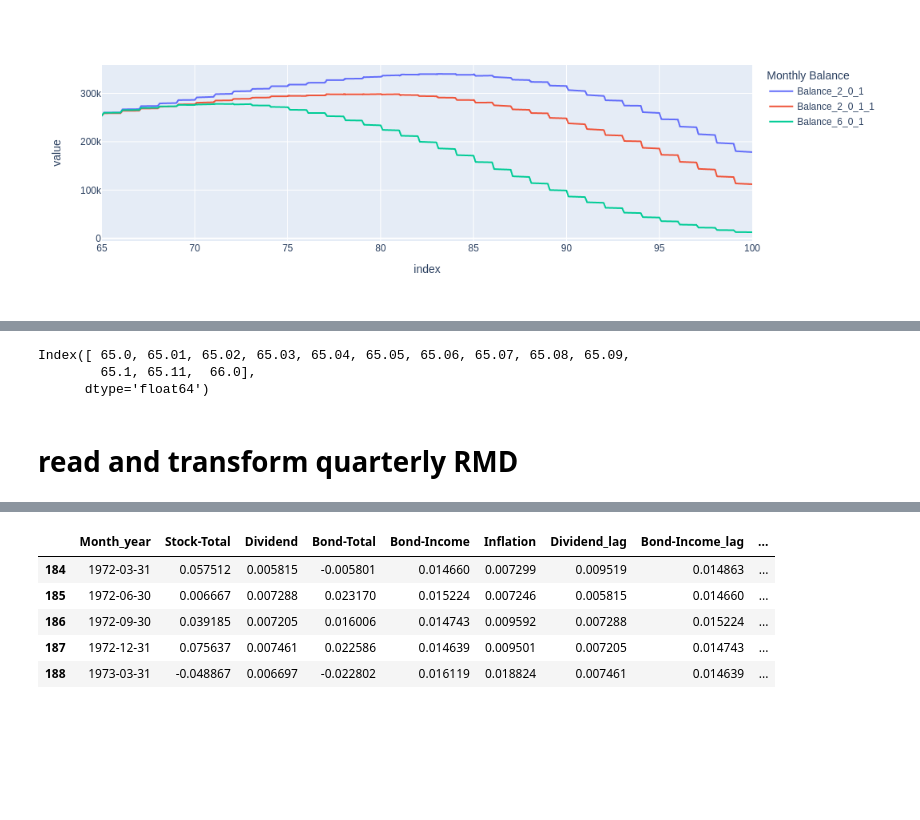
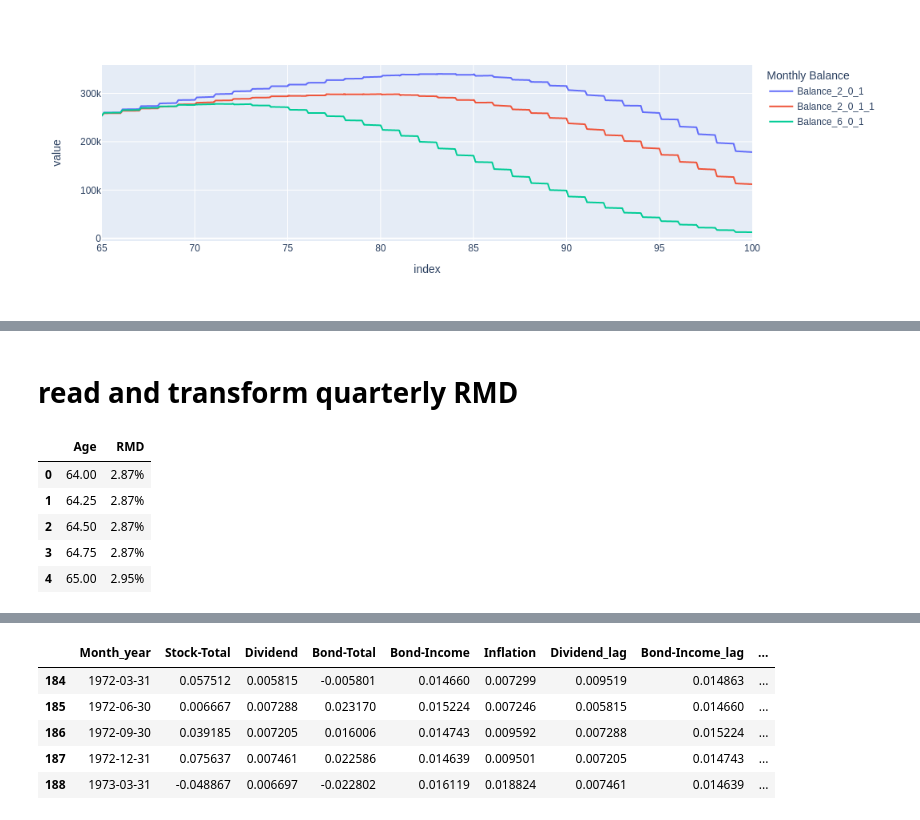
Before and after one commit to bcqguo/rdca, a Jupyter notebook: monthly_quartly_annual_rdac.ipynb, the cells around one changed output, grey strips where cells are left out. Drawn from its saved outputs; the diff is of its cells as text; code cells hidden in the pictures; blank space fills up the shorter version.

```diff
--- a/monthly_quartly_annual_rdac.ipynb
+++ b/monthly_quartly_annual_rdac.ipynb
@@ -810,11 +823,5 @@ def quarterlRate(df):
         rate.append(rate_j-1)
 
     return rate
-# %%
-sim_i.index[:13]
-# %% [output]
-Index([ 65.0, 65.01, 65.02, 65.03, 65.04, 65.05, 65.06, 65.07, 65.08, 65.09,
-        65.1, 65.11,  66.0],
-      dtype='float64')
 # %%
 quarter_ret = {}
@@ -834,4 +841,14 @@ for i in tqdm(range(len(sim_dict))):
 pickle.dump(quarter_ret, open("month2quarter_ret_no_neg_dic.pkl", "wb"))
 # %% [markdown]
 # read and transform quarterly RMD
+# %%
+rmd_quarter = pd.read_csv("rmd_quarter.csv")
+rmd_quarter.head()
+# %% [output]
+|  | Age | RMD |
+| 0 | 64.00 | 2.87% |
+| 1 | 64.25 | 2.87% |
+| 2 | 64.50 | 2.87% |
+| 3 | 64.75 | 2.87% |
+| 4 | 65.00 | 2.95% |
 # %%
```
Also changed, not shown: parts of 49 cells of this notebook.
